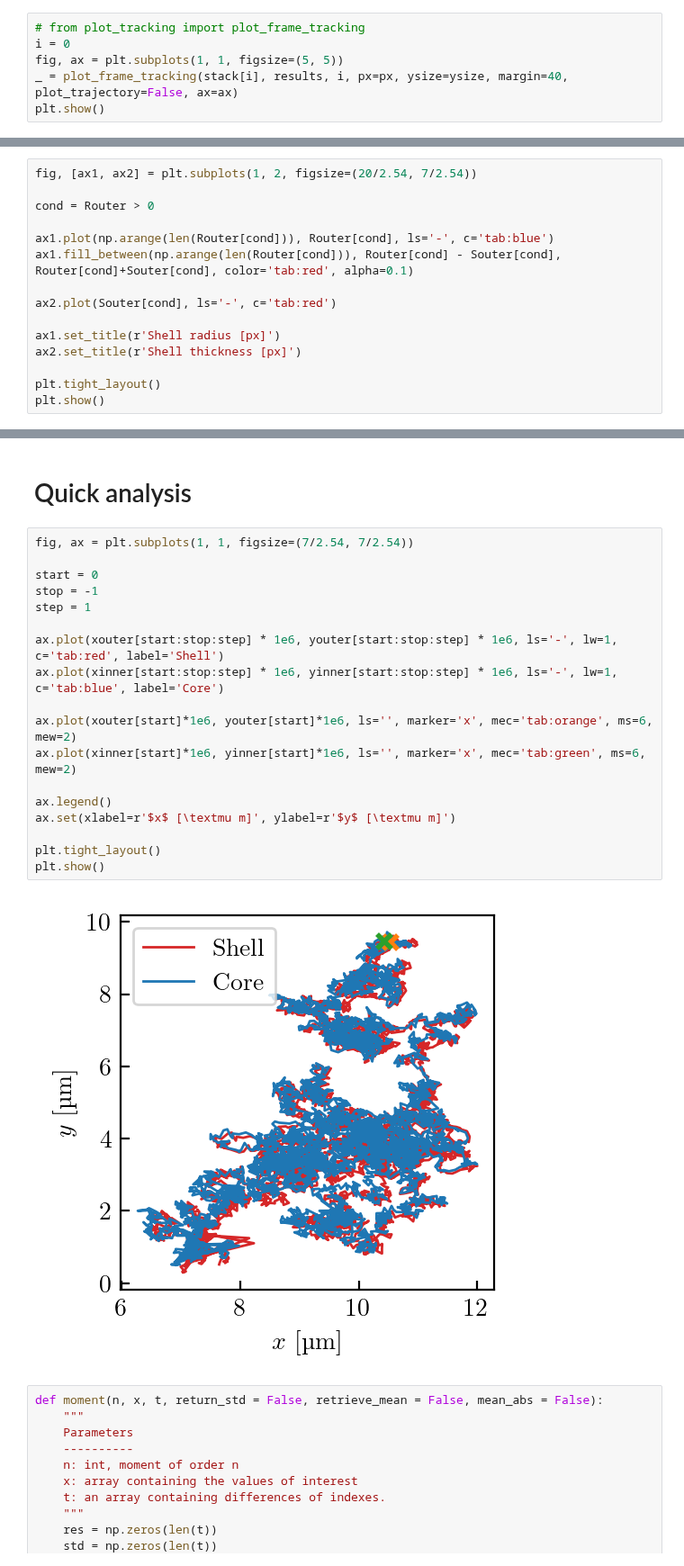
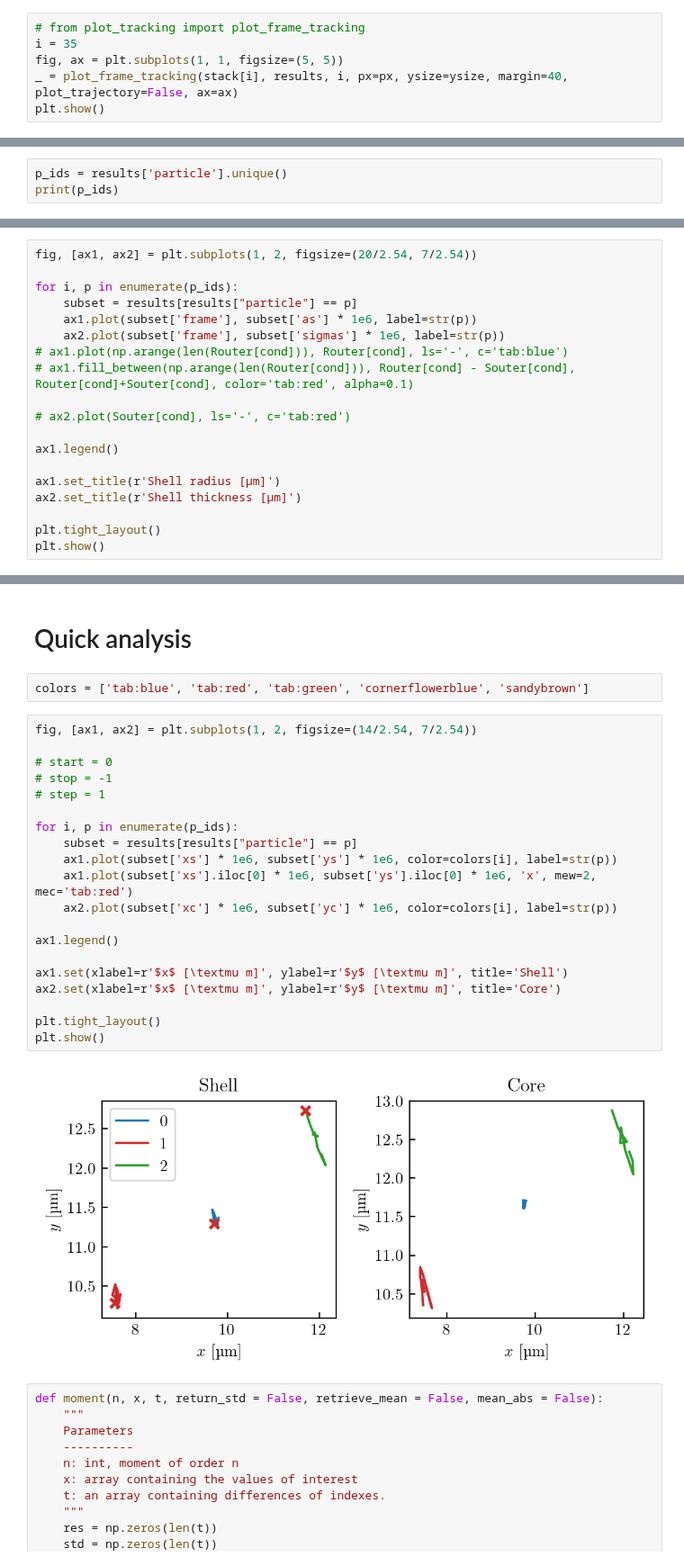
Before and after one commit to nicofares/wraptrack, a Jupyter notebook: wraptrack_coreshell_chain/chain_tracking.ipynb, the cells around one changed output, grey strips where cells are left out. Shown at 90% size. Cells and saved outputs as stored; diff of their text form.

```diff
--- a/wraptrack_coreshell_chain/chain_tracking.ipynb
+++ b/wraptrack_coreshell_chain/chain_tracking.ipynb
@@ -456,6 +493,6 @@ results.head(10)
 # %%
 # from plot_tracking import plot_frame_tracking
-i = 0
+i = 35
 fig, ax = plt.subplots(1, 1, figsize=(5, 5))
 _ = plot_frame_tracking(stack[i], results, i, px=px, ysize=ysize, margin=40, plot_trajectory=False, ax=ax)
 plt.show()
@@ -463,0 +501,3 @@ plt.show()
+# %%
+p_ids = results['particle'].unique()
+print(p_ids)
@@ -464,15 +506,19 @@ plt.show()
 # %%
 fig, [ax1, ax2] = plt.subplots(1, 2, figsize=(20/2.54, 7/2.54))
 
-cond = Router > 0
+for i, p in enumerate(p_ids):
+    subset = results[results["particle"] == p]
+    ax1.plot(subset['frame'], subset['as'] * 1e6, label=str(p))
+    ax2.plot(subset['frame'], subset['sigmas'] * 1e6, label=str(p))
+# ax1.plot(np.arange(len(Router[cond])), Router[cond], ls='-', c='tab:blue')
+# ax1.fill_between(np.arange(len(Router[cond])), Router[cond] - Souter[cond], Router[cond]+Souter[cond], color='tab:red', alpha=0.1)
 
-ax1.plot(np.arange(len(Router[cond])), Router[cond], ls='-', c='tab:blue')
-ax1.fill_between(np.arange(len(Router[cond])), Router[cond] - Souter[cond], Router[cond]+Souter[cond], color='tab:red', alpha=0.1)
+# ax2.plot(Souter[cond], ls='-', c='tab:red')
 
-ax2.plot(Souter[cond], ls='-', c='tab:red')
+ax1.legend()
 
-ax1.set_title(r'Shell radius [px]')
-ax2.set_title(r'Shell thickness [px]')
+ax1.set_title(r'Shell radius [µm]')
+ax2.set_title(r'Shell thickness [µm]')
 
 plt.tight_layout()
 plt.show()
@@ -486,26 +532,30 @@ if not(already_saved):
     already_save = True
 # %% [markdown]
 # Quick analysis
+# %%
+colors = ['tab:blue', 'tab:red', 'tab:green', 'cornerflowerblue', 'sandybrown']
 # %%
-fig, ax = plt.subplots(1, 1, figsize=(7/2.54, 7/2.54))
+fig, [ax1, ax2] = plt.subplots(1, 2, figsize=(14/2.54, 7/2.54))
 
-start = 0
-stop = -1
-step = 1
+# start = 0
+# stop = -1
+# step = 1
 
-ax.plot(xouter[start:stop:step] * 1e6, youter[start:stop:step] * 1e6, ls='-', lw=1, c='tab:red', label='Shell')
-ax.plot(xinner[start:stop:step] * 1e6, yinner[start:stop:step] * 1e6, ls='-', lw=1, c='tab:blue', label='Core')
+for i, p in enumerate(p_ids):
+    subset = results[results["particle"] == p]
+    ax1.plot(subset['xs'] * 1e6, subset['ys'] * 1e6, color=colors[i], label=str(p))
+    ax1.plot(subset['xs'].iloc[0] * 1e6, subset['ys'].iloc[0] * 1e6, 'x', mew=2, mec='tab:red')
+    ax2.plot(subset['xc'] * 1e6, subset['yc'] * 1e6, color=colors[i], label=str(p))
 
-ax.plot(xouter[start]*1e6, youter[start]*1e6, ls='', marker='x', mec='tab:orange', ms=6, mew=2)
-ax.plot(xinner[start]*1e6, yinner[start]*1e6, ls='', marker='x', mec='tab:green', ms=6, mew=2)
+ax1.legend()
 
-ax.legend()
-ax.set(xlabel=r'$x$ [\textmu m]', ylabel=r'$y$ [\textmu m]')
+ax1.set(xlabel=r'$x$ [\textmu m]', ylabel=r'$y$ [\textmu m]', title='Shell')
+ax2.set(xlabel=r'$x$ [\textmu m]', ylabel=r'$y$ [\textmu m]', title='Core')
 
 plt.tight_layout()
 plt.show()
 # %% [output]
-[figure, old version]
+[figure, new version]
 # %%
 def moment(n, x, t, return_std = False, retrieve_mean = False, mean_abs = False):
     """
```
Also changed, not shown: parts of 49 cells of this notebook, 1 other file.
